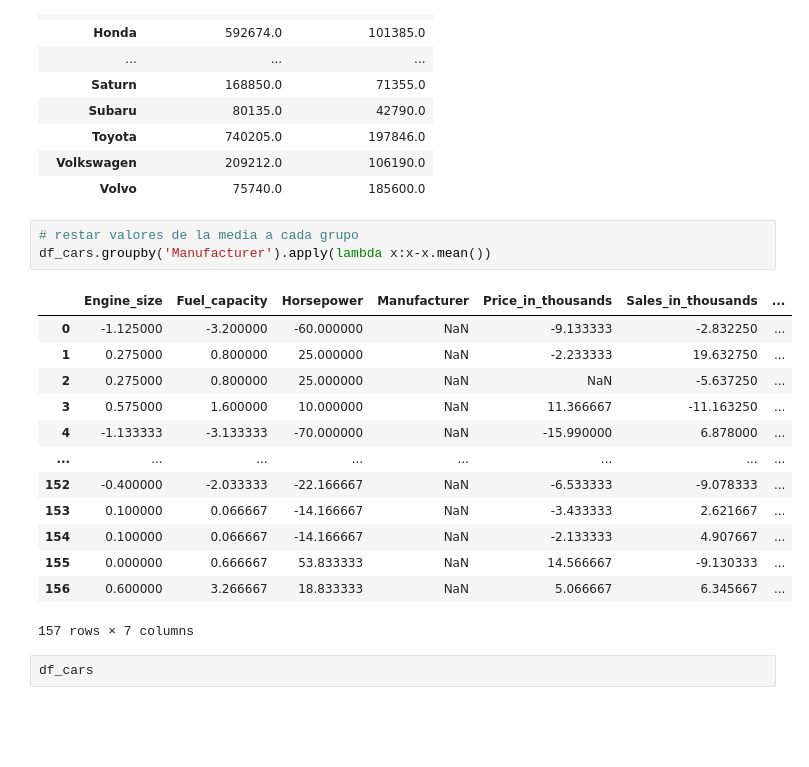
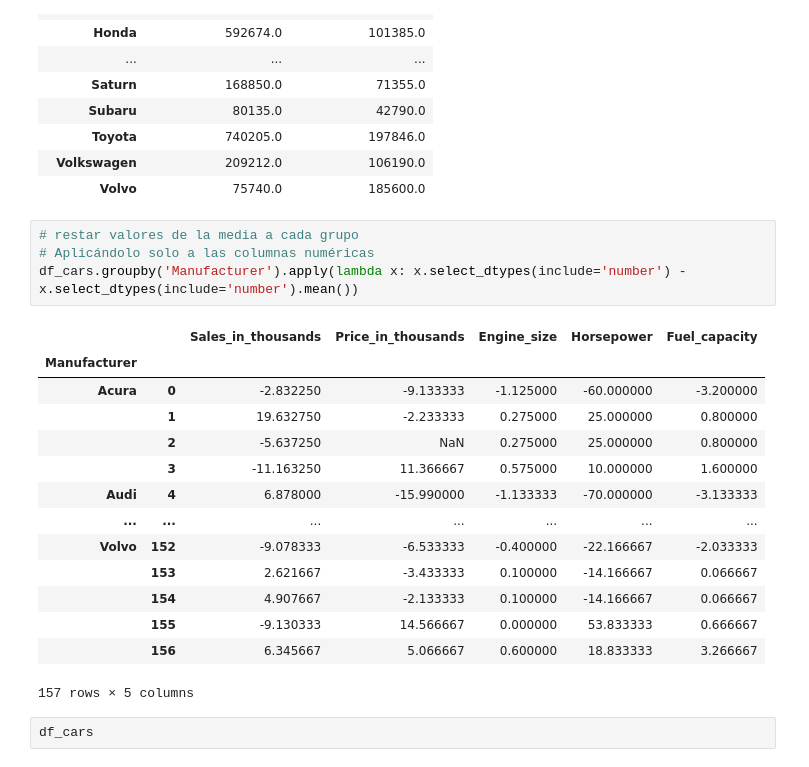
Before and after one commit to filibertoroldana-star/curso-data-science, a Jupyter notebook: 08.GroupBy y Funcion Agregada/El metodo groupby() y agg().ipynb, the cells around one changed output. Saved outputs shown, nothing was run; the diff lists cells and outputs as text; blank space fills up the shorter version.

```diff
--- a/08.GroupBy y Funcion Agregada/El metodo groupby() y agg().ipynb
+++ b/08.GroupBy y Funcion Agregada/El metodo groupby() y agg().ipynb
@@ -357,21 +360,23 @@ df_cars.groupby('Manufacturer').sum().apply(lambda x:x*1000)[['Sales_in_thousand
 | Volvo | 75740.0 | 185600.0 |
 # %%
 # restar valores de la media a cada grupo
-df_cars.groupby('Manufacturer').apply(lambda x:x-x.mean())
+# Aplicándolo solo a las columnas numéricas
+df_cars.groupby('Manufacturer').apply(lambda x: x.select_dtypes(include='number') - x.select_dtypes(include='number').mean())
 # %% [output]
-|  | Engine_size | Fuel_capacity | Horsepower | Manufacturer | Price_in_thousands | Sales_in_thousands | ... |
-| 0 | -1.125000 | -3.200000 | -60.000000 | NaN | -9.133333 | -2.832250 | ... |
-| 1 | 0.275000 | 0.800000 | 25.000000 | NaN | -2.233333 | 19.632750 | ... |
-| 2 | 0.275000 | 0.800000 | 25.000000 | NaN | NaN | -5.637250 | ... |
-| 3 | 0.575000 | 1.600000 | 10.000000 | NaN | 11.366667 | -11.163250 | ... |
-| 4 | -1.133333 | -3.133333 | -70.000000 | NaN | -15.990000 | 6.878000 | ... |
-| ... | ... | ... | ... | ... | ... | ... | ... |
-| 152 | -0.400000 | -2.033333 | -22.166667 | NaN | -6.533333 | -9.078333 | ... |
-| 153 | 0.100000 | 0.066667 | -14.166667 | NaN | -3.433333 | 2.621667 | ... |
-| 154 | 0.100000 | 0.066667 | -14.166667 | NaN | -2.133333 | 4.907667 | ... |
-| 155 | 0.000000 | 0.666667 | 53.833333 | NaN | 14.566667 | -9.130333 | ... |
-| 156 | 0.600000 | 3.266667 | 18.833333 | NaN | 5.066667 | 6.345667 | ... |
+|  |  | Sales_in_thousands | Price_in_thousands | Engine_size | Horsepower | Fuel_capacity |
+| Manufacturer |  |  |  |  |  |  |
+| Acura | 0 | -2.832250 | -9.133333 | -1.125000 | -60.000000 | -3.200000 |
+|  | 1 | 19.632750 | -2.233333 | 0.275000 | 25.000000 | 0.800000 |
+|  | 2 | -5.637250 | NaN | 0.275000 | 25.000000 | 0.800000 |
+|  | 3 | -11.163250 | 11.366667 | 0.575000 | 10.000000 | 1.600000 |
+| Audi | 4 | 6.878000 | -15.990000 | -1.133333 | -70.000000 | -3.133333 |
+| ... | ... | ... | ... | ... | ... | ... |
+| Volvo | 152 | -9.078333 | -6.533333 | -0.400000 | -22.166667 | -2.033333 |
+|  | 153 | 2.621667 | -3.433333 | 0.100000 | -14.166667 | 0.066667 |
+|  | 154 | 4.907667 | -2.133333 | 0.100000 | -14.166667 | 0.066667 |
+|  | 155 | -9.130333 | 14.566667 | 0.000000 | 53.833333 | 0.666667 |
+|  | 156 | 6.345667 | 5.066667 | 0.600000 | 18.833333 | 3.266667 |
-157 rows × 7 columns
+157 rows × 5 columns
 # %%
 df_cars
 # %% [output]
```
Also changed, not shown: parts of 11 cells of this notebook.
